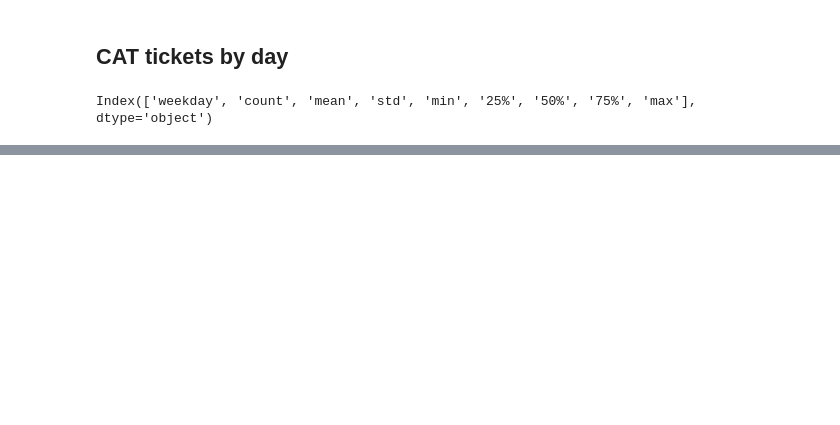
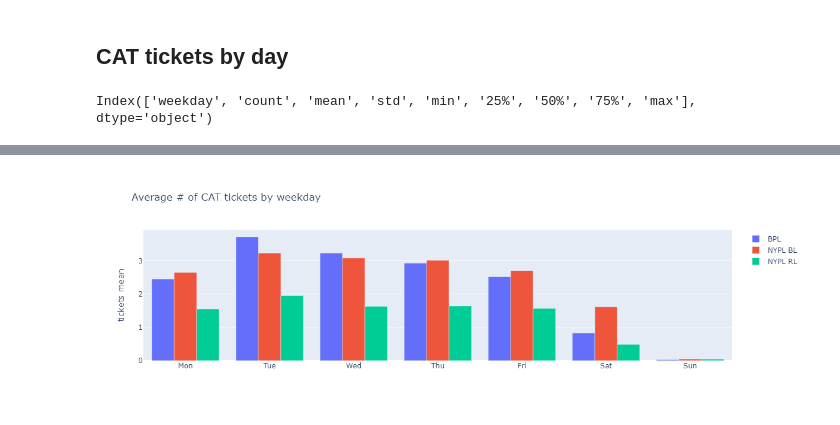
Before and after one commit to BookOps-CAT/tickets-analysis, a Jupyter notebook: notebooks/charts.ipynb, the cells around one changed output, grey strips where cells are left out. Drawn from its saved outputs; the diff is of its cells as text; code cells hidden in the pictures; blank space fills up the shorter version.

```diff
--- a/notebooks/charts.ipynb
+++ b/notebooks/charts.ipynb
@@ -111 +155,19 @@ fig.show()
+# %%
+import plotly.graph_objects as go
+fh9 = '../data-display/BPL Circulating-tickets-by-day-described.csv'
+fh10 = '../data-display/NYPL Circulating-tickets-by-day-described.csv'
+fh11 = '../data-display/NYPL Research-tickets-by-day-described.csv'
+df9 = pd.read_csv(fh9, index_col=0)
+df10 = pd.read_csv(fh10, index_col=0)
+df11 = pd.read_csv(fh11, index_col=0)
+
+fig = go.Figure(data=[
+    go.Bar(name='BPL', x=weekdays, y=df9['mean']),
+    go.Bar(name='NYPL BL', x=weekdays, y=df10['mean']),
+    go.Bar(name='NYPL RL', x=weekdays, y=df11['mean'])
+])
+fig.update_layout(title_text='Average # of CAT tickets by weekday', yaxis_title='tickets mean', height=400, width=1000)
+fig.show()
+# %% [output]
+[figure, added]
 # %%
```
Also changed, not shown: parts of 14 cells of this notebook, 1 other file.
